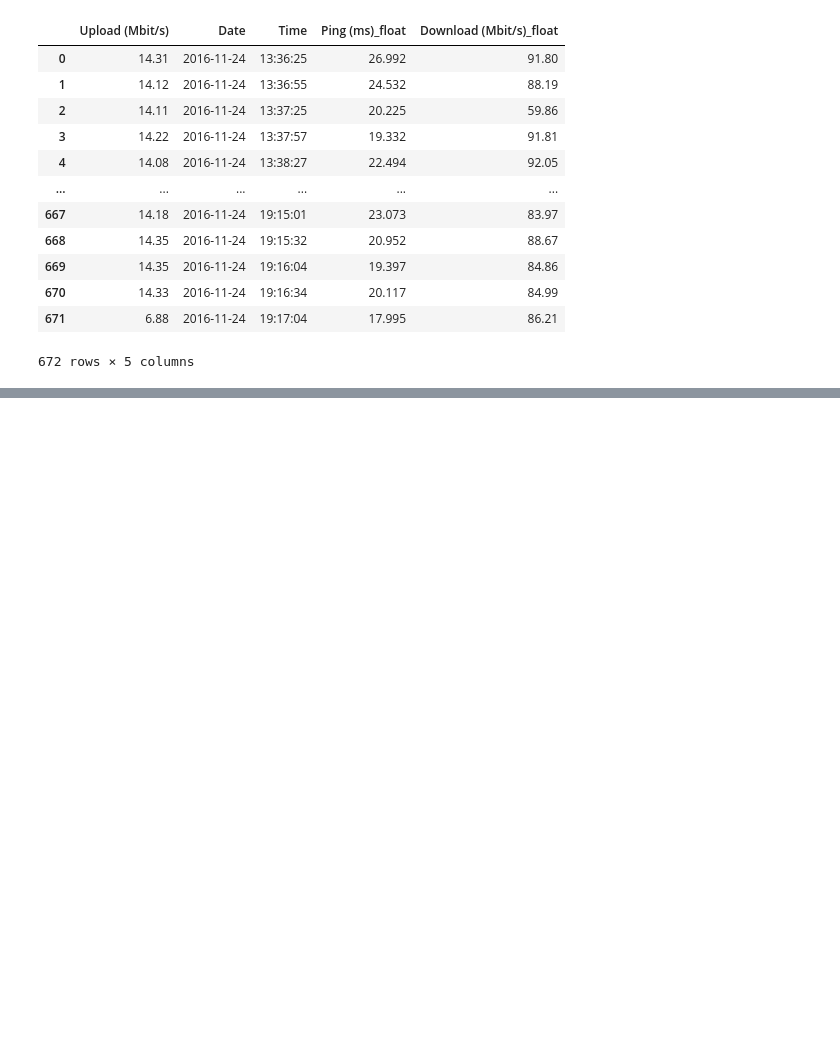
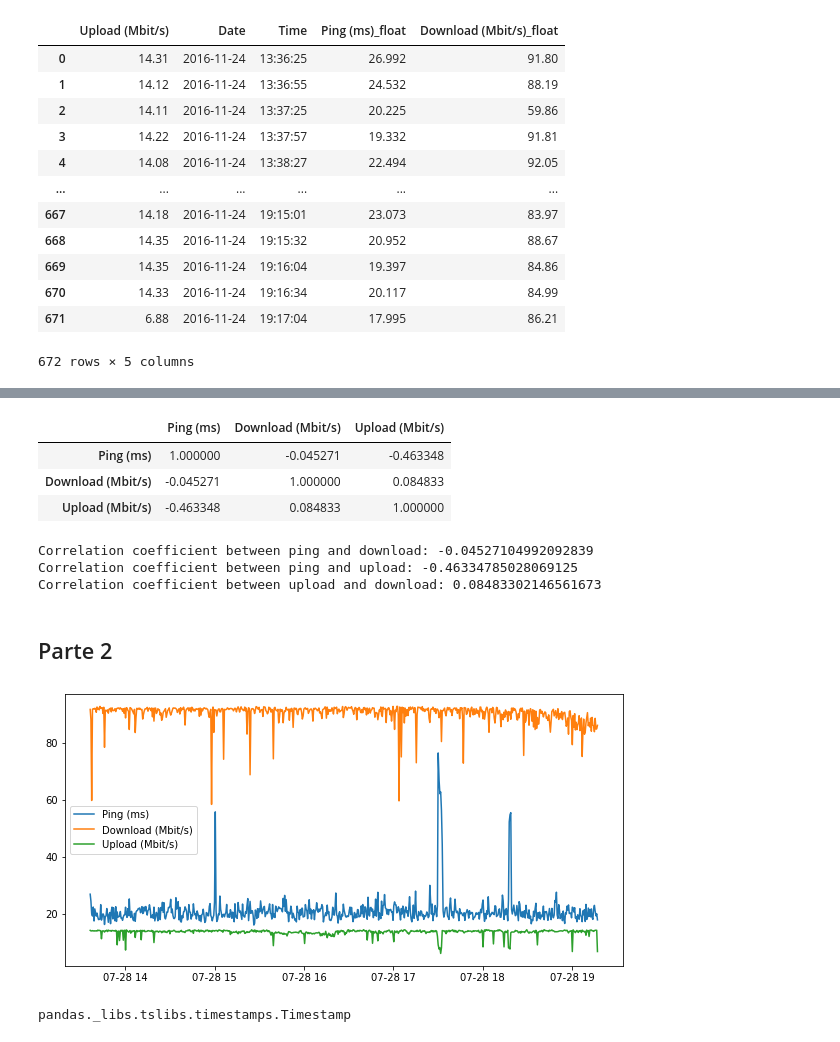
Before and after one commit to MisaelVargas/Verano2020, a Jupyter notebook: Unidad 3/3 Visualización de medidores de Internet/Visualización de medidores de Internet.ipynb, the cells around one changed output, grey strips where cells are left out. Saved outputs shown, nothing was run; the diff lists cells and outputs as text; code cells hidden in the pictures; blank space fills up the shorter version.

```diff
--- a/Unidad 3/3 Visualización de medidores de Internet/Visualización de medidores de Internet.ipynb
+++ b/Unidad 3/3 Visualización de medidores de Internet/Visualización de medidores de Internet.ipynb
@@ -135,4 +137,4 @@ columns = {
     'Download (Mbit/s)_float': 'Download (Mbit/s)'
     }
 
-df_compact_clean = df_compact_clean.rename(columns={'Ping (ms)_float':'Ping (ms)','Download (Mbit/s)_float':'Download (Mbit/s)'}, inplace=True)
+df_compact_clean = df_compact_clean.rename(columns=columns)
@@ -142,0 +150,2 @@ NoneType
+# %%
+df_clean = df_compact_clean.reindex(columns = ['Date', 'Time', 'Ping (ms)', 'Download (Mbit/s)','Upload (Mbit/s)']);
@@ -142,0 +271,19 @@ NoneType
+# %%
+df_corr = df_clean.corr()
+df_corr
+# %% [output]
+|  | Ping (ms) | Download (Mbit/s) | Upload (Mbit/s) |
+| Ping (ms) | 1.000000 | -0.045271 | -0.463348 |
+| Download (Mbit/s) | -0.045271 | 1.000000 | 0.084833 |
+| Upload (Mbit/s) | -0.463348 | 0.084833 | 1.000000 |
+# %%
+corr = df_corr.values
+print('Correlation coefficient between ping and download: {}'.format(corr[0, 1]))
+print('Correlation coefficient between ping and upload: {}'.format(corr[0, 2]))
+print('Correlation coefficient between upload and download: {}'.format(corr[2, 1]))
+# %% [output]
+Correlation coefficient between ping and download: -0.04527104992092839
+Correlation coefficient between ping and upload: -0.46334785028069125
+Correlation coefficient between upload and download: 0.08483302146561673
+# %% [markdown]
+## Parte 2
@@ -142,0 +295,21 @@ NoneType
+# %%
+# Initialise figure
+fig, ax = plt.subplots(figsize=(10, 5))
+
+# Create x-axis
+t = pd.to_datetime(df_clean['Time'])
+
+# Plot three curves of different colors
+ax.plot(t, df_clean['Ping (ms)'], label='Ping (ms)')
+ax.plot(t, df_clean['Download (Mbit/s)'], label='Download (Mbit/s)')
+ax.plot(t, df_clean['Upload (Mbit/s)'], label='Upload (Mbit/s)')
+
+# Insert legend
+ax.legend()
+plt.show()
+# %% [output]
+[figure, added]
+# %%
+type(t[0])
+# %% [output]
+pandas._libs.tslibs.timestamps.Timestamp
```
Also changed, not shown: parts of 19 cells of this notebook.
